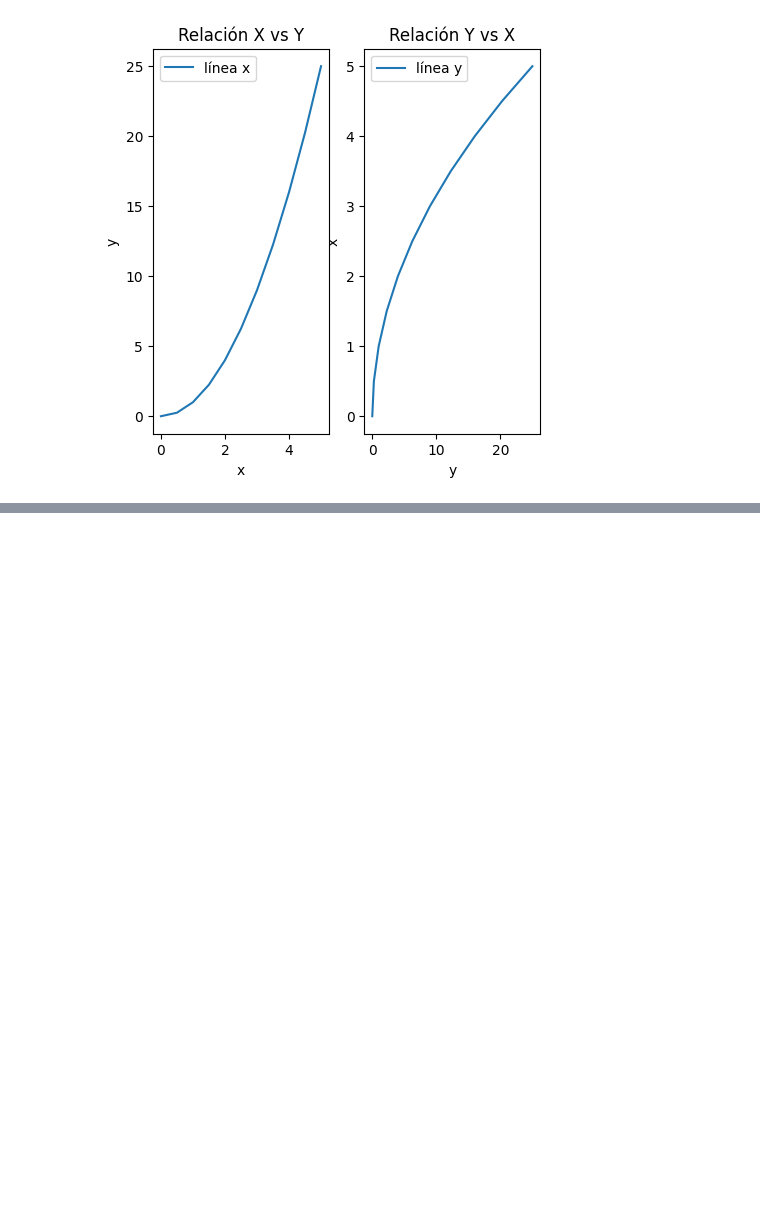
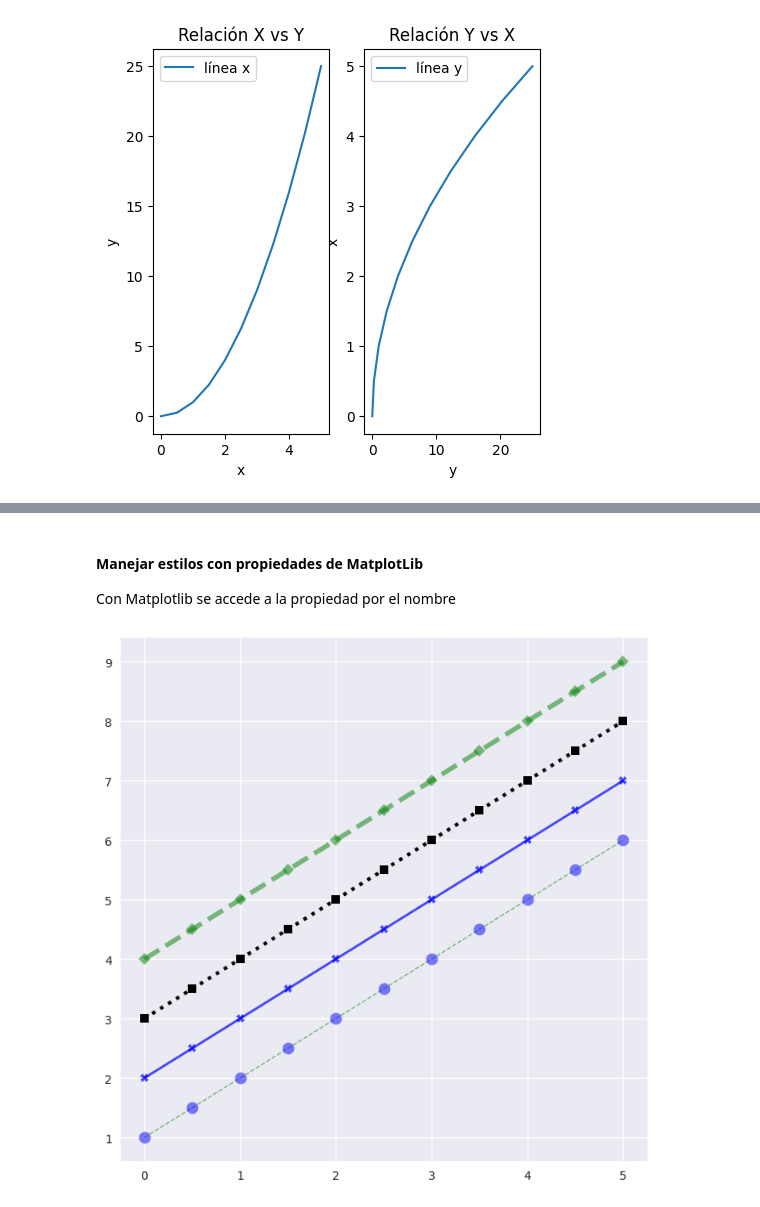
Before and after one commit to M-Alejo/matplot_seaborn, a Jupyter notebook: visualizacion.ipynb, the cells around one changed output, grey strips where cells are left out. Cells and saved outputs as stored; diff of their text form; code cells hidden in the pictures; blank space fills up the shorter version.

```diff
--- a/visualizacion.ipynb
+++ b/visualizacion.ipynb
@@ -275,0 +325,49 @@ fig.show()
+# %% [markdown]
+#### Manejar estilos con propiedades de MatplotLib
+Con Matplotlib se accede a la propiedad por el nombre
+# %%
+# crear figura
+fig, ax = plt.subplots(figsize=(8,8))
+
+# grafica 1
+ax.plot(x, x+1, # datos que grafica
+        color='green', # color de linea
+        alpha=0.5, # transparencia de linea
+        linewidth=1, # grosor de linea
+        linestyle='dashed', # estio de linea
+        marker='o', # marcador redondo
+        markersize=10, # tamano de marcador
+        markerfacecolor='blue' # color de marcador
+        )
+
+# grafica 2
+ax.plot(x, x+2, # datos que grafica
+        color='blue', # color de linea
+        alpha=0.7, # transparencia de linea
+        linewidth=2, # grosor de linea
+        linestyle='-', # estio de linea continua
+        marker='X' # marcador de x
+        )
+
+# grafica 3
+ax.plot(x, x+3, # datos que grafica
+        color='black', # color de linea
+        alpha=1, # transparencia de linea
+        linewidth=3, # grosor de linea
+        linestyle=':', # estio de linea punteada
+        marker='s' # marcador de cuadrado
+        )
+
+# grafica 4
+ax.plot(x, x+4, # datos que grafica
+        color='green', # color de linea
+        alpha=0.5, # transparencia de linea
+        linewidth=4, # grosor de linea
+        linestyle='--', # estio de linea
+        marker='D' # marcador de diamante
+        )
+
+# se muestra la figura
+fig.show()
+# %% [output]
+[figure, added]
```
Also changed, not shown: parts of 10 cells of this notebook, 4 other files.
